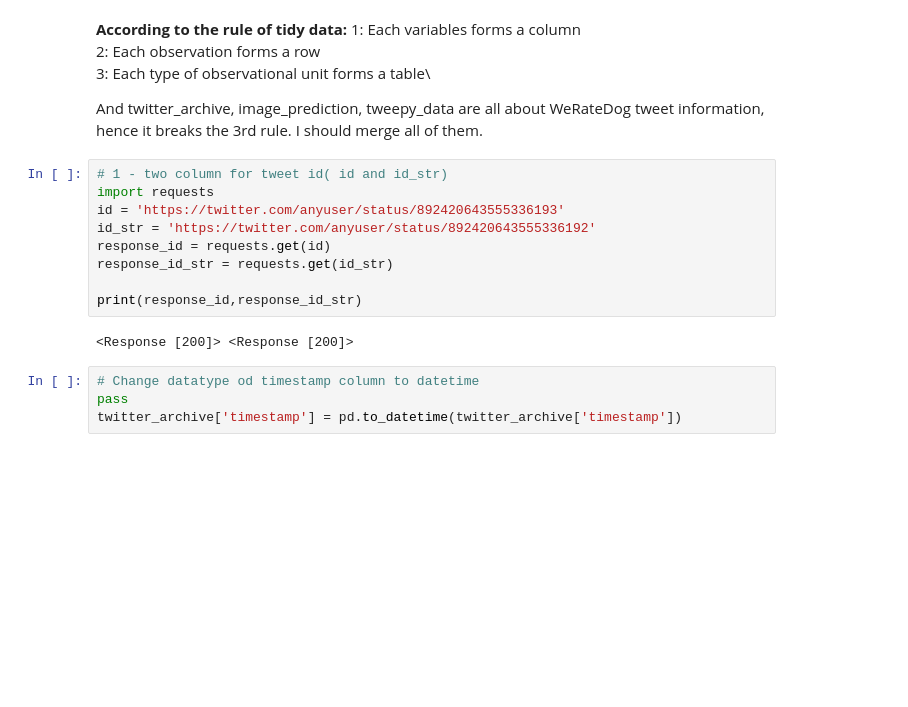
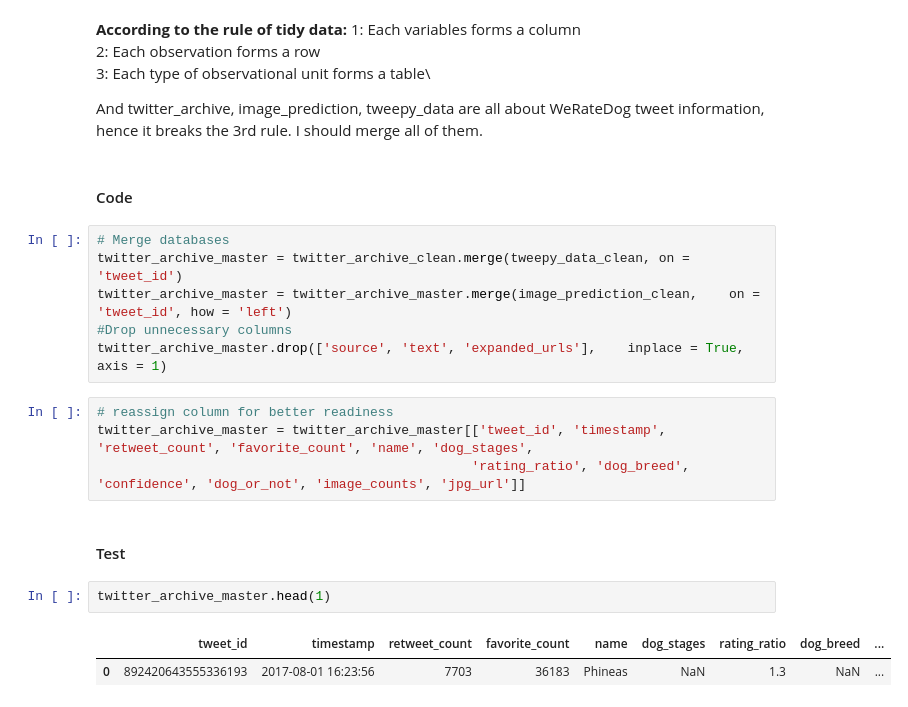
Before and after one commit to uminomuneaki/Analyze-WeRateDogs-with-tweepy, a Jupyter notebook: wrangle_act.ipynb, the cells around one changed output. Saved outputs shown, nothing was run; the diff lists cells and outputs as text; blank space fills up the shorter version.

```diff
--- a/wrangle_act.ipynb
+++ b/wrangle_act.ipynb
@@ -841,18 +850,22 @@ Name: rating_ratio, dtype: int64
 3: Each type of observational unit forms a table\
 
 And twitter_archive, image_prediction, tweepy_data are all about WeRateDog tweet information, hence it breaks the 3rd rule. I should merge all of them.
-# %%
-# 1 - two column for tweet id( id and id_str)
-import requests
-id = 'https://twitter.com/anyuser/status/892420643555336193'
-id_str = 'https://twitter.com/anyuser/status/892420643555336192'
-response_id = requests.get(id)
-response_id_str = requests.get(id_str)
-
-print(response_id,response_id_str)
-# %% [output]
-<Response [200]> <Response [200]>
-# %%
-# Change datatype od timestamp column to datetime
-pass
-twitter_archive['timestamp'] = pd.to_datetime(twitter_archive['timestamp'])
+# %% [markdown]
+#### Code
+# %%
+# Merge databases
+twitter_archive_master = twitter_archive_clean.merge(tweepy_data_clean, on = 'tweet_id')
+twitter_archive_master = twitter_archive_master.merge(image_prediction_clean,    on = 'tweet_id', how = 'left')
+#Drop unnecessary columns
+twitter_archive_master.drop(['source', 'text', 'expanded_urls'],    inplace = True, axis = 1)
+# %%
+# reassign column for better readiness
+twitter_archive_master = twitter_archive_master[['tweet_id', 'timestamp', 'retweet_count', 'favorite_count', 'name', 'dog_stages',
+                                                'rating_ratio', 'dog_breed', 'confidence', 'dog_or_not', 'image_counts', 'jpg_url']]
+# %% [markdown]
+#### Test
+# %%
+twitter_archive_master.head(1)
+# %% [output]
+|  | tweet_id | timestamp | retweet_count | favorite_count | name | dog_stages | rating_ratio | dog_breed | ... |
+| 0 | 892420643555336193 | 2017-08-01 16:23:56 | 7703 | 36183 | Phineas | NaN | 1.3 | NaN | ... |
```
Also changed, not shown: parts of 7 cells of this notebook.
